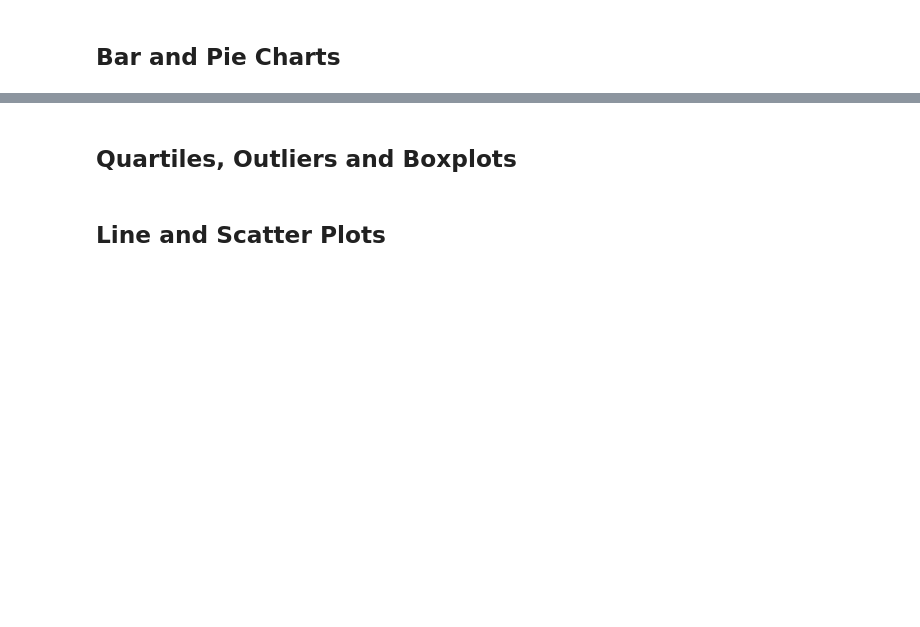
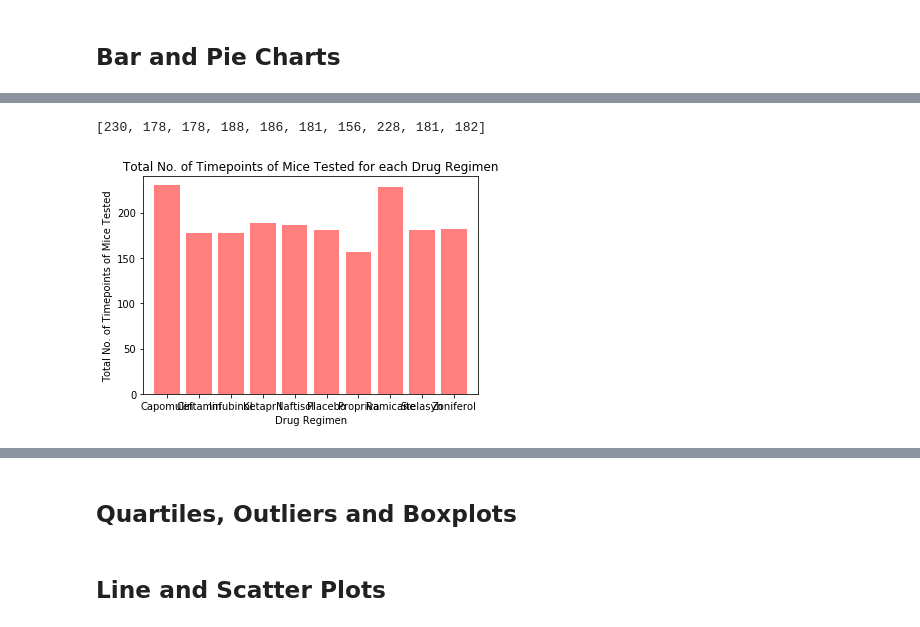
Before and after one commit to SandraBotica/module5-matplotlib, a Jupyter notebook: 5-starter-code/Pymaceuticals/pymaceuticals_starter.ipynb, the cells around one changed output, grey strips where cells are left out. Cells and saved outputs as stored; diff of their text form; code cells hidden in the pictures; blank space fills up the shorter version.

```diff
--- a/5-starter-code/Pymaceuticals/pymaceuticals_starter.ipynb
+++ b/5-starter-code/Pymaceuticals/pymaceuticals_starter.ipynb
@@ -297,3 +374,21 @@ TypeError: merge() got multiple values for argument 'how'
+# %%
+list(total_timepoints_df["Timepoint"])
+# %% [output]
+[230, 178, 178, 188, 186, 181, 156, 228, 181, 182]
+# %%
+drug_regimen = ['Capomulin','Ceftamin','Infubinol','Ketapril','Naftisol','Placebo','Propriva','Ramicane','Stelasyn','Zoniferol']
+total_no_timepoints = [230, 178, 178, 188, 186, 181, 156, 228, 181, 182]
+x_axis = np.arange(len(drug_regimen))
+# %%
+plt.bar(drug_regimen, total_no_timepoints, color='r', alpha=0.5, align="center")
+plt.xlim(-0.75, len(drug_regimen)-0.25)
+plt.ylim(0, max(total_no_timepoints)+10)
+plt.title("Total No. of Timepoints of Mice Tested for each Drug Regimen")
+plt.xlabel("Drug Regimen")
+plt.ylabel("Total No. of Timepoints of Mice Tested")
+plt.show()
+# %% [output]
+[figure, added]
 # %%
 # Generate a bar plot showing the total number of timepoints for all mice tested for each drug regimen using pyplot.
 # %%
```
Also changed, not shown: parts of 32 cells of this notebook.
